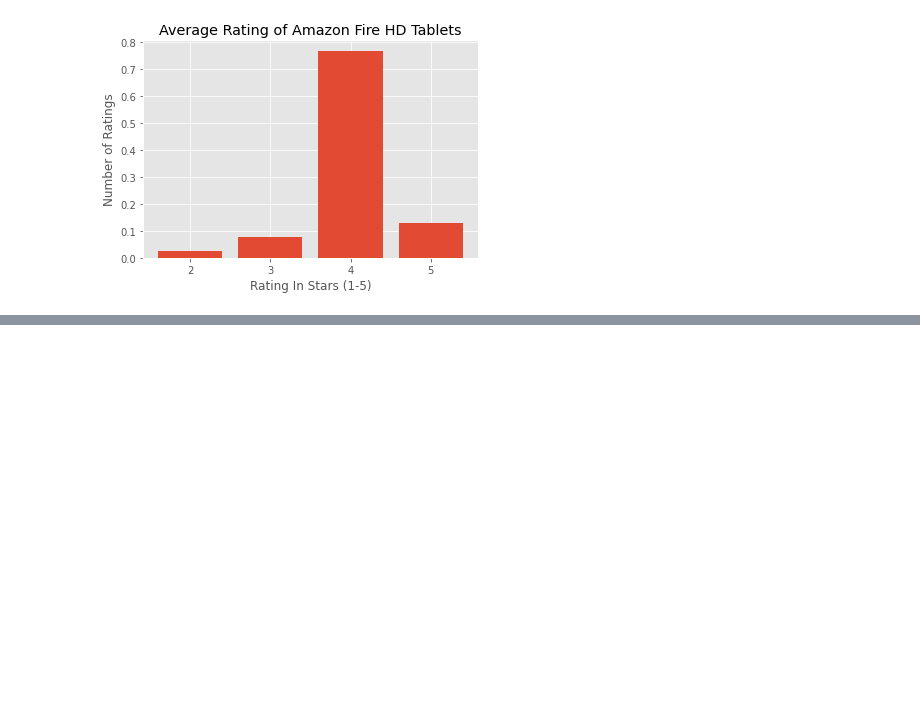
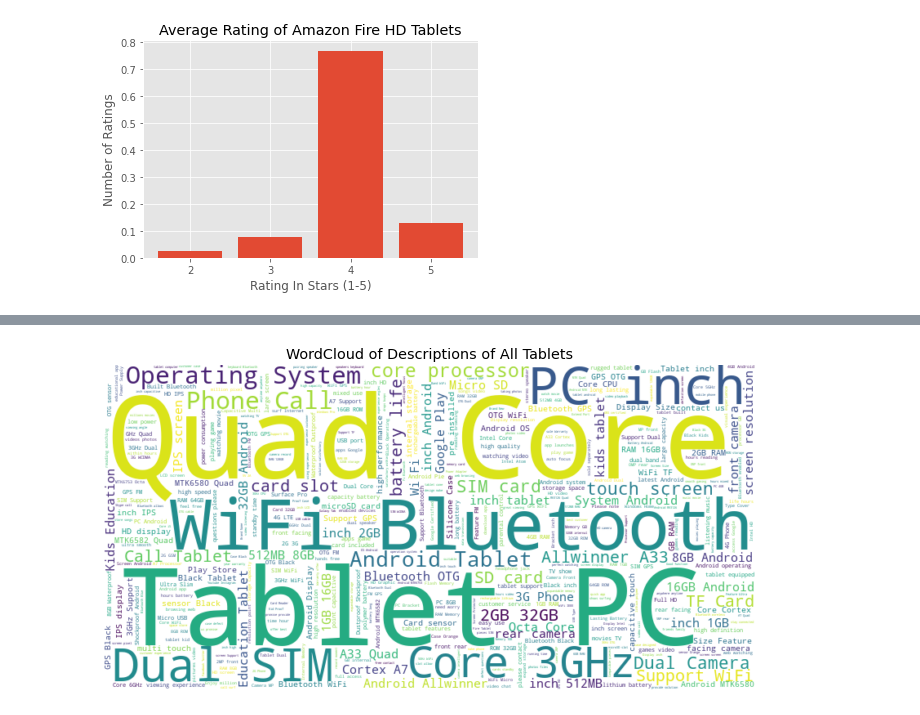
Before and after one commit to sagarwala12/AmazonScrapy, a Jupyter notebook: Data Analysis MarkDown.ipynb, the cells around one changed output, grey strips where cells are left out. Saved outputs shown, nothing was run; the diff lists cells and outputs as text; code cells hidden in the pictures; blank space fills up the shorter version.

```diff
--- a/Data Analysis MarkDown.ipynb
+++ b/Data Analysis MarkDown.ipynb
@@ -163,0 +193,15 @@ def visualise_word_map():
+# %%
+wc = WordCloud(background_color="white", max_words=2000, width=800, height=400)
+# generate word cloud
+wc.generate(' '.join(df['description']))
+
+#show
+
+plt.figure(figsize=(12, 6))
+plt.imshow(wc, interpolation='bilinear')
+plt.axis("off")
+plt.title("WordCloud of Descriptions of All Tablets")
+plt.savefig("tmp/WC_Descriptons_All.svg")
+plt.show()
+# %% [output]
+[figure, added]
```
Also changed, not shown: parts of 21 cells of this notebook, 4 other files.
